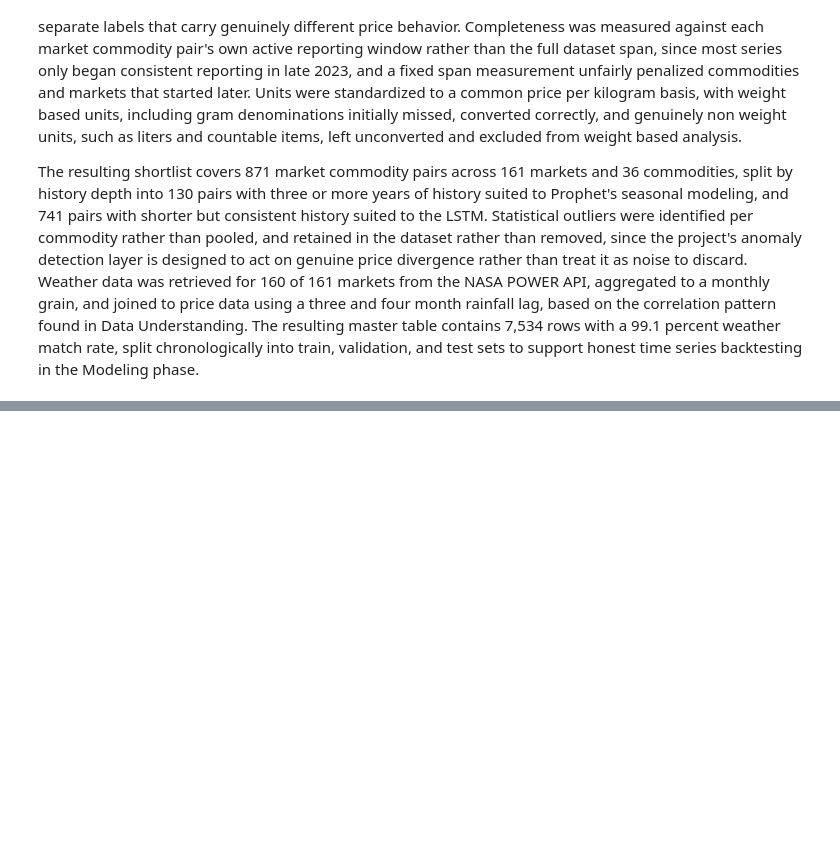
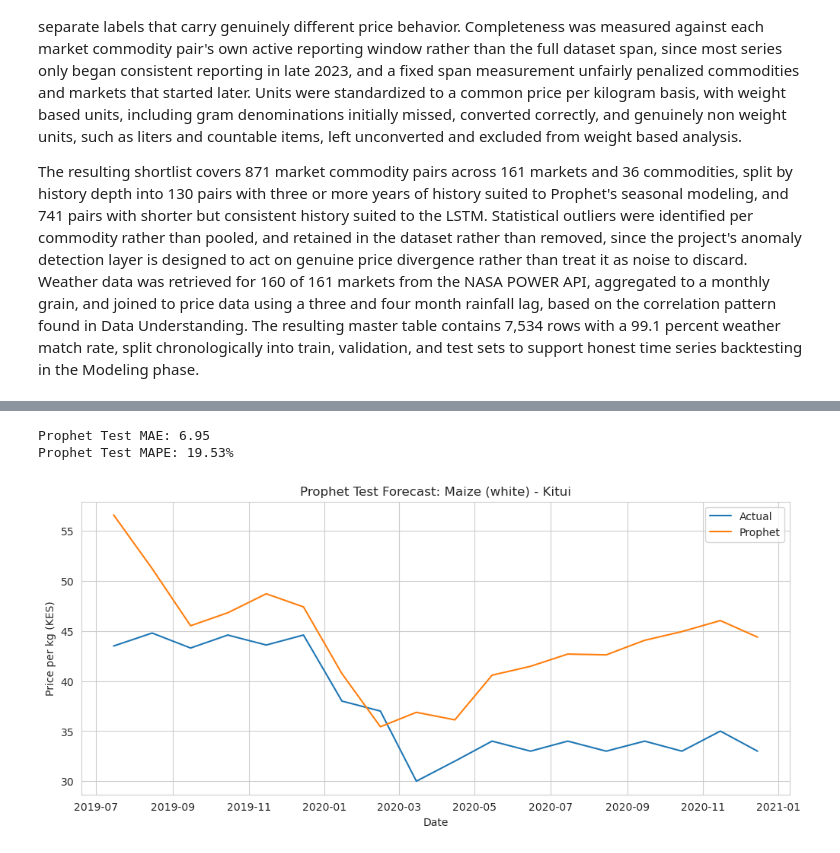
Before and after one commit to kevinkiplangat432/Predictive-Time-Series-Pipeline-using-a-Dual-Input-LSTM-and-Geospatial-Mapping, a Jupyter notebook: Kenyan_food_prices.ipynb, the cells around one changed output, grey strips where cells are left out. Saved outputs shown, nothing was run; the diff lists cells and outputs as text; code cells hidden in the pictures; blank space fills up the shorter version.

```diff
--- a/Kenyan_food_prices.ipynb
+++ b/Kenyan_food_prices.ipynb
@@ -1202,0 +1627,34 @@ The resulting shortlist covers 871 market commodity pairs across 161 markets and
+# %%
+print(f"Prophet Test MAE: {prophet_test_mae:.2f}")
+print(f"Prophet Test MAPE: {prophet_test_mape:.2f}%")
+# %% [output]
+Prophet Test MAE: 6.95
+Prophet Test MAPE: 19.53%
+# %%
+# plot the final prophet forecast
+# Plot actual prices against Prophet predictions
+
+plt.figure(figsize=(12, 5))
+
+plt.plot(
+    prophet_test_results["ds"],
+    prophet_test_results["y"],
+    label="Actual"
+)
+
+plt.plot(
+    prophet_test_results["ds"],
+    prophet_test_results["prediction"],
+    label="Prophet"
+)
+
+plt.title(
+    f"Prophet Test Forecast: {commodity} - {market}"
+)
+
+plt.xlabel("Date")
+plt.ylabel("Price per kg (KES)")
+plt.legend()
+plt.show()
+# %% [output]
+[figure, added]
```
Also changed, not shown: parts of 27 cells of this notebook, 1 other file.
